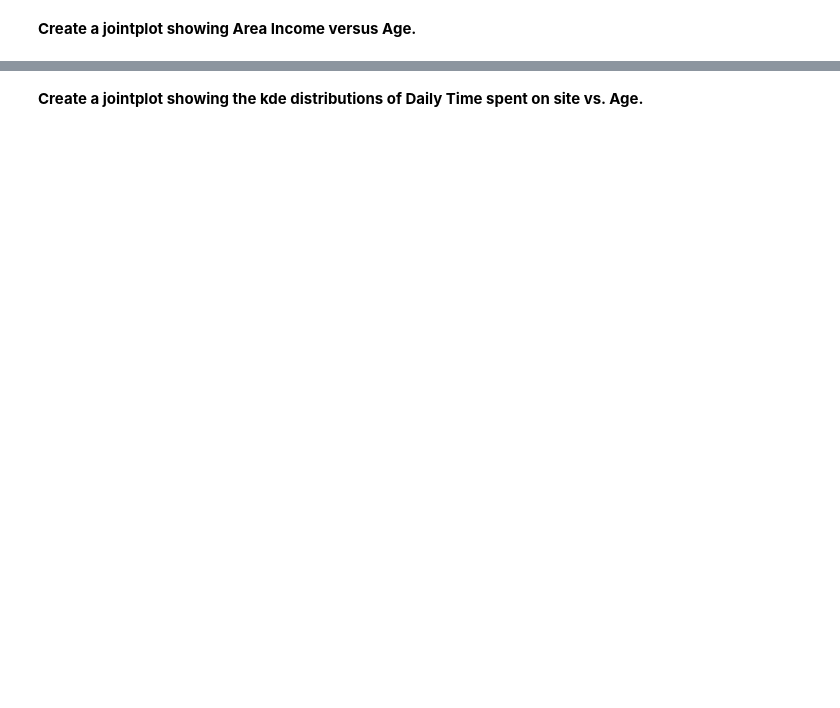
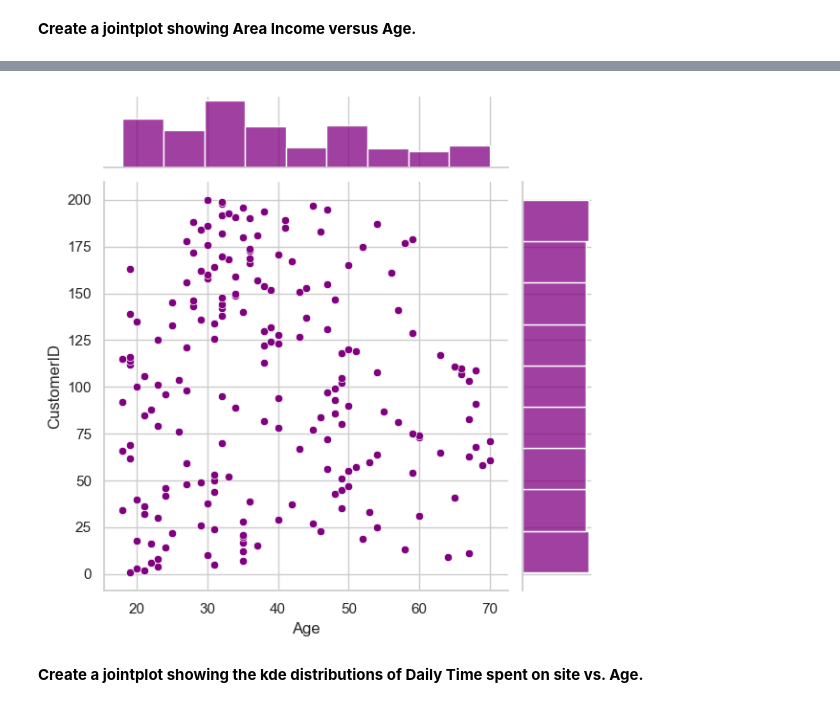
Before and after one commit to mohamedbsnt/regression-logistique-, a Jupyter notebook: 02-Logistic-Regression-Project-1.ipynb, the cells around one changed output, grey strips where cells are left out. Cells and saved outputs as stored; diff of their text form; code cells hidden in the pictures; blank space fills up the shorter version.

```diff
--- a/02-Logistic-Regression-Project-1.ipynb
+++ b/02-Logistic-Regression-Project-1.ipynb
@@ -85,2 +141,20 @@ Try recreating the plots shown below!
+# %%
+# Jointplot of Area Income vs Age
+import seaborn as sns
+import matplotlib.pyplot as plt
+
+sns.set(style="whitegrid")  # style optionnel
+
+# Créer le jointplot
+sns.jointplot(
+    data=dataset,
+    x='Age',
+    y=dataset['CustomerID'],    # <-- corriger ici
+    kind='scatter',     # scatter, hex, kde, reg
+    color='purple'
+)
+plt.show()
+# %% [output]
+[figure, added]
 # %% [markdown]
 **Create a jointplot showing the kde distributions of Daily Time spent on site vs. Age.**
```
Also changed, not shown: parts of 17 cells of this notebook.
